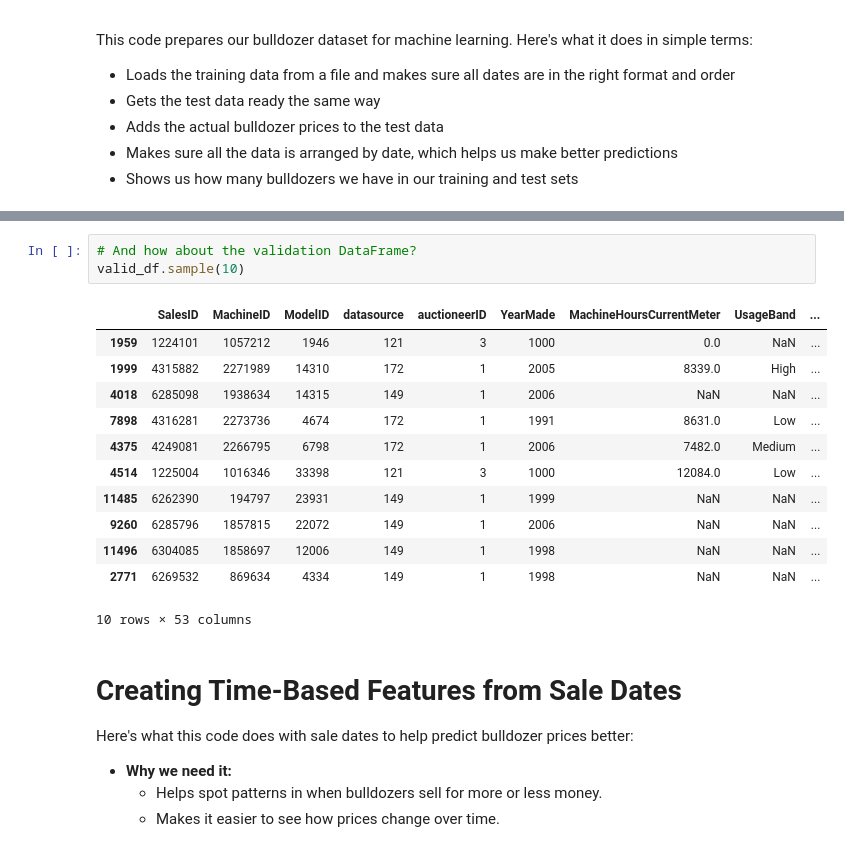
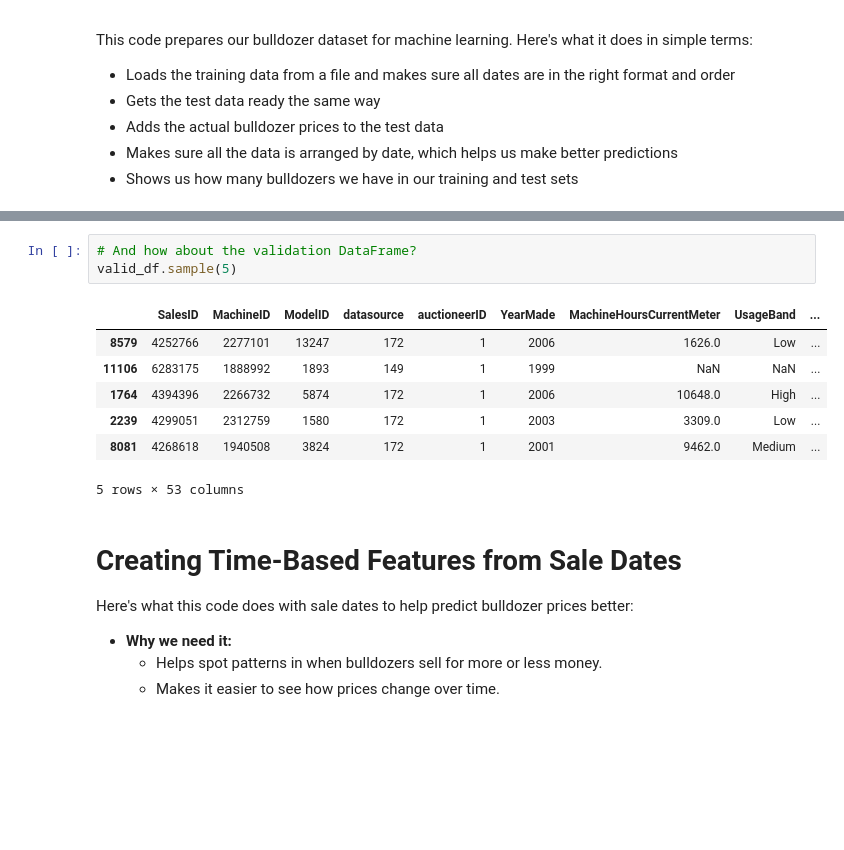
Before and after one commit to Blignaut24/About-BulldozerPriceGenius-_BPG-_v2, a Jupyter notebook: jupyter_notebooks/05_model_training_and_evaluation.ipynb, the cells around one changed output, grey strips where cells are left out. Saved outputs shown, nothing was run; the diff lists cells and outputs as text; blank space fills up the shorter version.

```diff
--- a/jupyter_notebooks/05_model_training_and_evaluation.ipynb
+++ b/jupyter_notebooks/05_model_training_and_evaluation.ipynb
@@ -458,20 +471,15 @@ This code displays a random sample of 10 rows from our validation dataset to:
 - Check for any inconsistencies between datasets.
 # %%
 # And how about the validation DataFrame?
-valid_df.sample(10)
+valid_df.sample(5)
 # %% [output]
 |  | SalesID | MachineID | ModelID | datasource | auctioneerID | YearMade | MachineHoursCurrentMeter | UsageBand | ... |
-| 1959 | 1224101 | 1057212 | 1946 | 121 | 3 | 1000 | 0.0 | NaN | ... |
-| 1999 | 4315882 | 2271989 | 14310 | 172 | 1 | 2005 | 8339.0 | High | ... |
-| 4018 | 6285098 | 1938634 | 14315 | 149 | 1 | 2006 | NaN | NaN | ... |
-| 7898 | 4316281 | 2273736 | 4674 | 172 | 1 | 1991 | 8631.0 | Low | ... |
-| 4375 | 4249081 | 2266795 | 6798 | 172 | 1 | 2006 | 7482.0 | Medium | ... |
-| 4514 | 1225004 | 1016346 | 33398 | 121 | 3 | 1000 | 12084.0 | Low | ... |
-| 11485 | 6262390 | 194797 | 23931 | 149 | 1 | 1999 | NaN | NaN | ... |
-| 9260 | 6285796 | 1857815 | 22072 | 149 | 1 | 2006 | NaN | NaN | ... |
-| 11496 | 6304085 | 1858697 | 12006 | 149 | 1 | 1998 | NaN | NaN | ... |
-| 2771 | 6269532 | 869634 | 4334 | 149 | 1 | 1998 | NaN | NaN | ... |
+| 8579 | 4252766 | 2277101 | 13247 | 172 | 1 | 2006 | 1626.0 | Low | ... |
+| 11106 | 6283175 | 1888992 | 1893 | 149 | 1 | 1999 | NaN | NaN | ... |
+| 1764 | 4394396 | 2266732 | 5874 | 172 | 1 | 2006 | 10648.0 | High | ... |
+| 2239 | 4299051 | 2312759 | 1580 | 172 | 1 | 2003 | 3309.0 | Low | ... |
+| 8081 | 4268618 | 1940508 | 3824 | 172 | 1 | 2001 | 9462.0 | Medium | ... |
-10 rows × 53 columns
+5 rows × 53 columns
 # %% [markdown]
 # Creating Time-Based Features from Sale Dates
 
```
Also changed, not shown: parts of 43 cells of this notebook.
